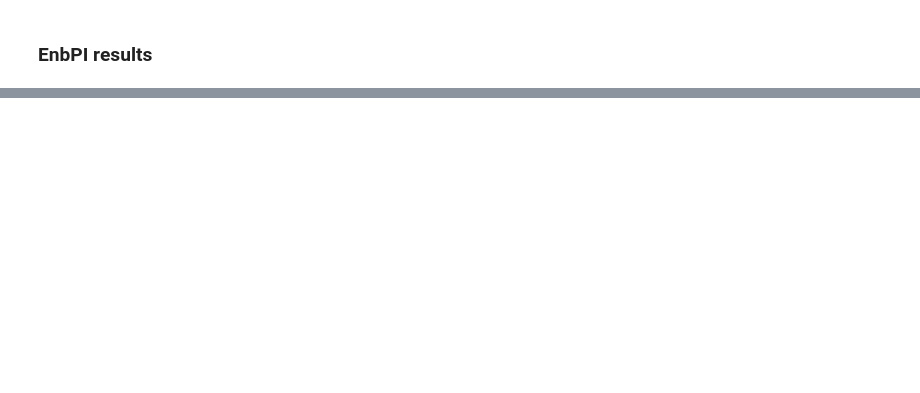
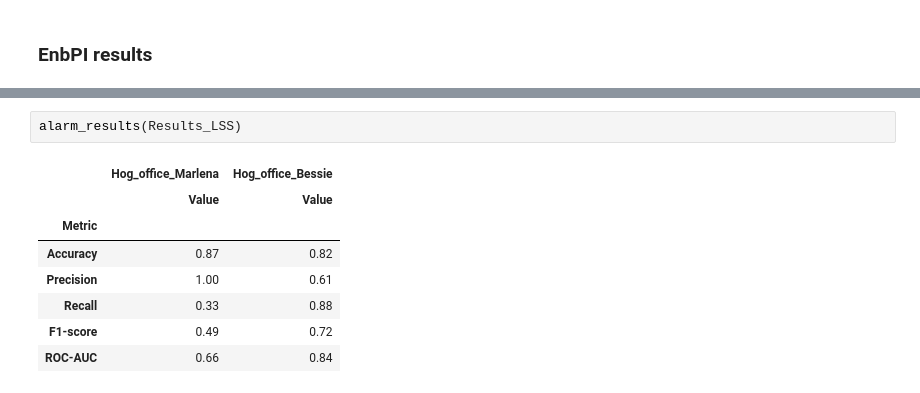
Before and after one commit to sirdawar/ProbabilisticBuildingAnomaly, a Jupyter notebook: Method_for_public.ipynb, the cells around one changed output, grey strips where cells are left out. Cells and saved outputs as stored; diff of their text form; blank space fills up the shorter version.

```diff
--- a/Method_for_public.ipynb
+++ b/Method_for_public.ipynb
@@ -563,0 +604,11 @@ ValueError: Only one class present in y_true. ROC AUC score is not defined in th
+# %%
+alarm_results(Results_LSS)
+# %% [output]
+|  | Hog_office_Marlena | Hog_office_Bessie |
+|  | Value | Value |
+| Metric |  |  |
+| Accuracy | 0.87 | 0.82 |
+| Precision | 1.00 | 0.61 |
+| Recall | 0.33 | 0.88 |
+| F1-score | 0.49 | 0.72 |
+| ROC-AUC | 0.66 | 0.84 |
```
Also changed, not shown: parts of 7 cells of this notebook, 5 other files.
